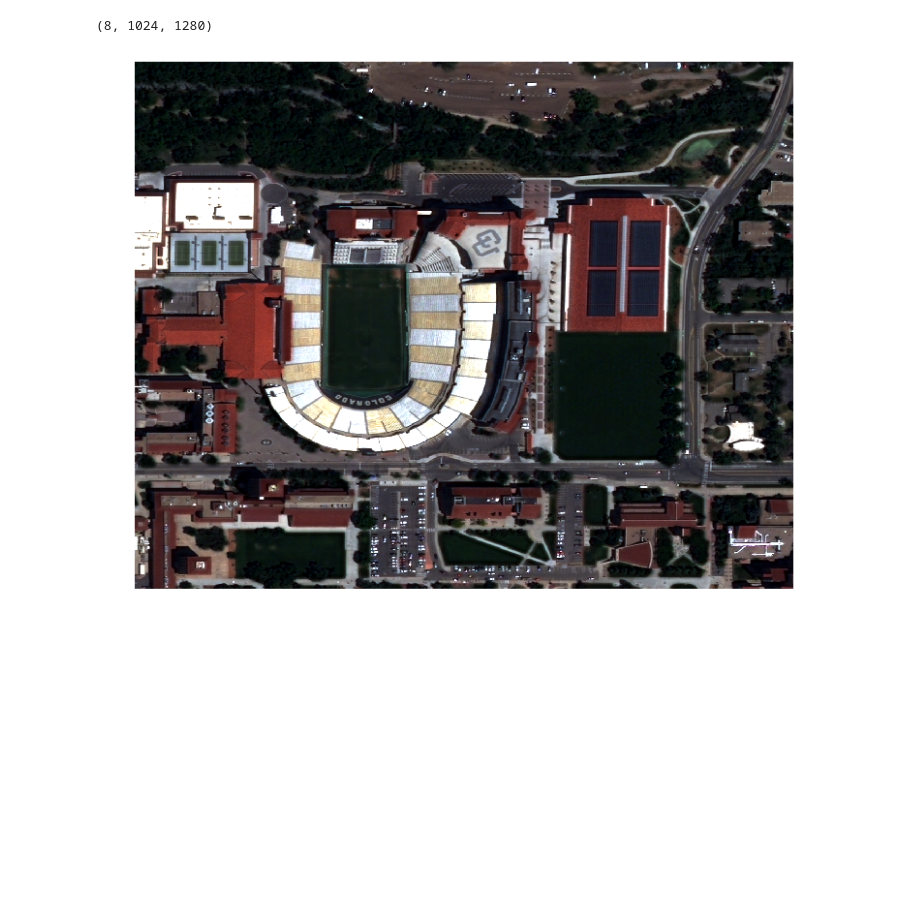
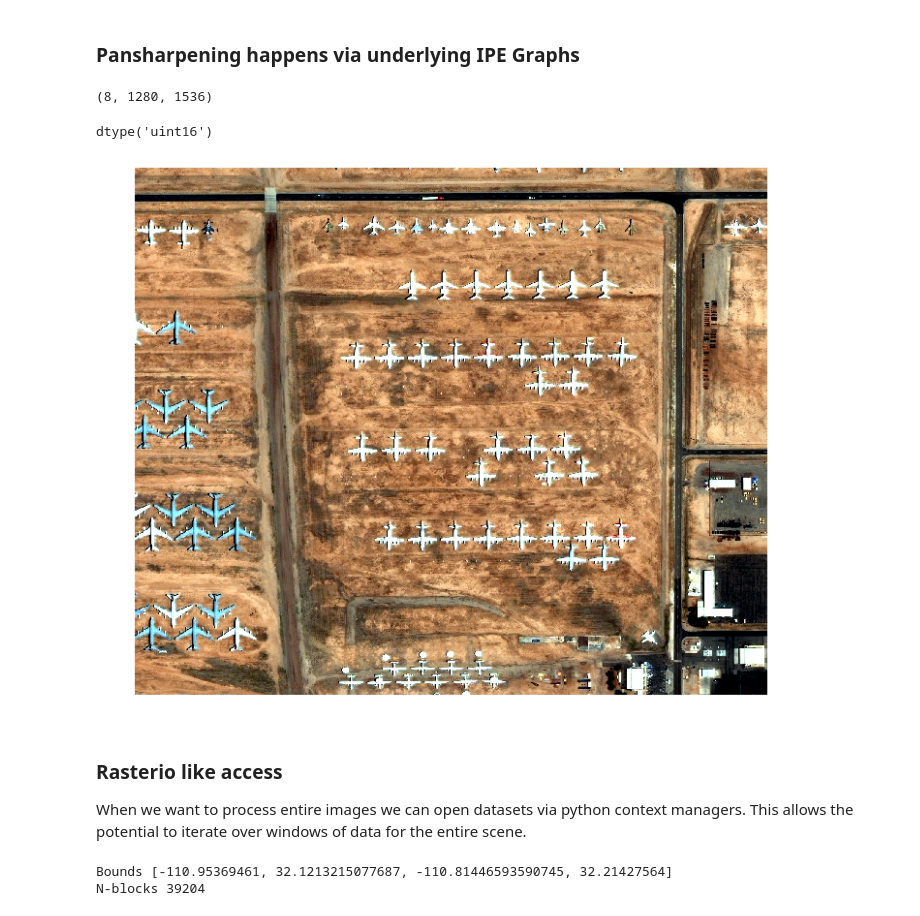
Before and after one commit to timbr-io/gbdxtools, a Jupyter notebook: examples/IpeImage_usage.ipynb, the cells around one changed output. Saved outputs shown, nothing was run; the diff lists cells and outputs as text; code cells hidden in the pictures; blank space fills up the shorter version.

```diff
--- a/examples/IpeImage_usage.ipynb
+++ b/examples/IpeImage_usage.ipynb
@@ -1,5 +5,4 @@
 # %%
-from gbdxtools.ipe.image import IpeImage
 from gbdxtools import Interface
 gbdx = Interface()
 
@@ -14,6 +17,7 @@ def plot_pan(data):
     plt.show()
 
 def plot(data, stretch=[2,98]):
+    data = data.compute()
     f, ax1 = plt.subplots(1, figsize=(20,10))
     ax1.axis('off')
     data = data.astype(np.float32)
@@ -73,6 +105,6 @@ Band 8 Block=11853x1 Type=Float32, ColorInterp=Undefined
 # %%
-cat_id = '1030010059784E00'
-bounds = [-105.26801347732545,40.00817393602954,-105.26406526565553,40.01108296862613]
+cat_id = '104001000D7A8600'
+bounds = [-110.85299491882326,32.167148499672855,-110.84870338439943,32.170236308395644]
 
 img = gbdx.image(cat_id)
 
@@ -87,15 +123,17 @@ plot_pan(aoi)
+# %% [markdown]
+### Pansharpening happens via underlying IPE Graphs
 # %%
-cat_id = '1030010059784E00'
-bounds = [-105.26801347732545,40.00817393602954,-105.26406526565553,40.01108296862613]
 img = gbdx.image(cat_id)
 aoi = img.aoi(bounds, image_type='pansharpened')
-print aoi.shape
+aoi.shape
 # %% [output]
-(8, 1024, 1280)
+(8, 1280, 1536)
 # %%
 sharpened = aoi[[4,2,1], ...]
-s = sharpened.compute()
+sharpened.dtype
+# %% [output]
+dtype('uint16')
 # %%
-plot(s, stretch=[2,96])
+plot(sharpened, stretch=[2,96])
 # %% [output]
-[figure, old version]
+[figure, new version]
@@ -109,0 +140,11 @@ plot(s, stretch=[2,96])
+# %% [markdown]
+### Rasterio like access
+
+When we want to process entire images we can open datasets via python context managers. This allows the potential to iterate over windows of data for the entire scene.
+# %%
+with aoi.open() as src:
+    print 'Bounds', list(src.bounds)
+    print 'N-blocks', len([x for x,w in src.block_windows()])
+# %% [output]
+Bounds [-110.95369461, 32.1213215077687, -110.81446593590745, 32.21427564]
+N-blocks 39204
```
Also changed, not shown: parts of 19 cells of this notebook.
